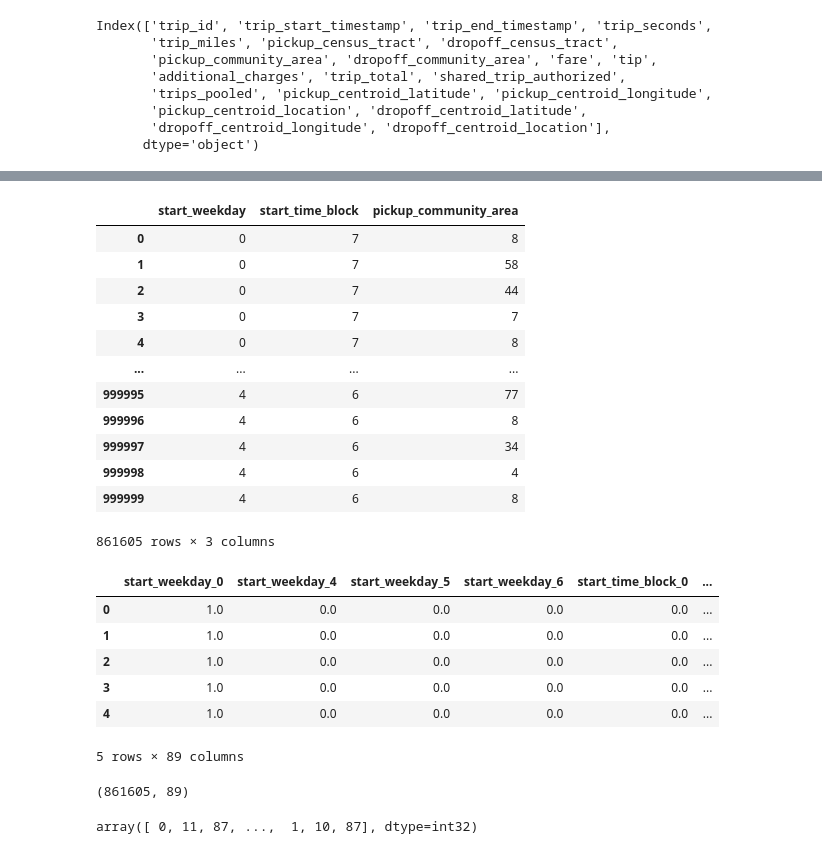
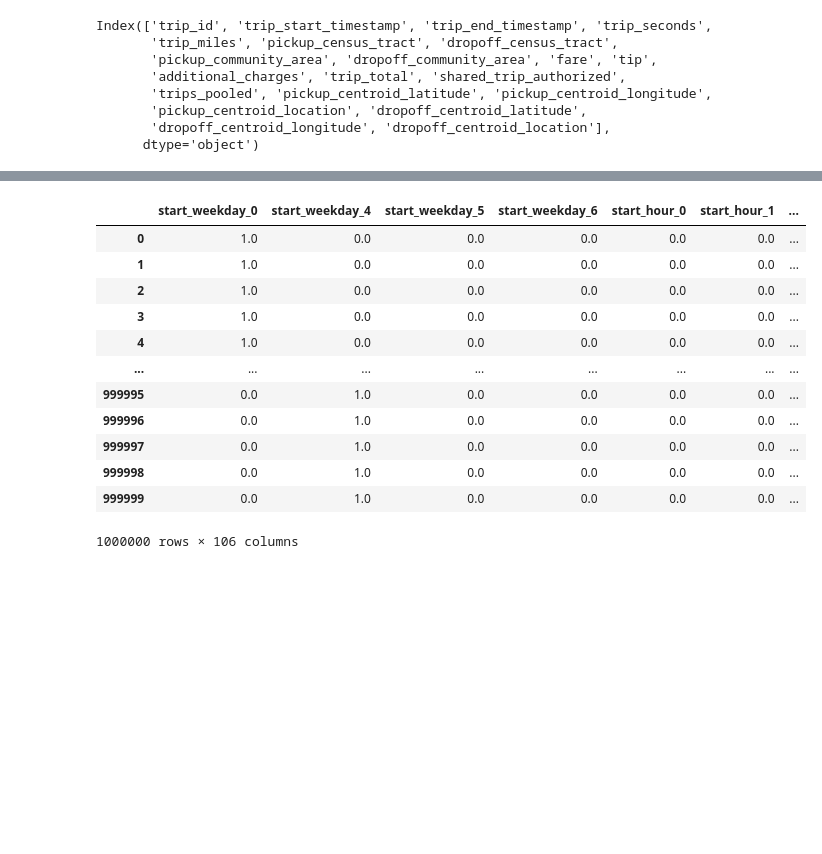
Before and after one commit to muoyo/chicago-ridesharing, a Jupyter notebook: notebooks/rideshare_EDA.ipynb, the cells around one changed output, grey strips where cells are left out. Saved outputs shown, nothing was run; the diff lists cells and outputs as text; code cells hidden in the pictures; blank space fills up the shorter version.

```diff
--- a/notebooks/rideshare_EDA.ipynb
+++ b/notebooks/rideshare_EDA.ipynb
@@ -116,5 +125,3 @@ additional_charges        1000000 non-null float64
 trip_total                1000000 non-null float64
 dtypes: datetime64[ns](2), float64(5), int64(1), object(3)
 memory usage: 83.9+ MB
-# %%
-df = df.dropna()
@@ -154,42 +152,34 @@ X_cat = df[['start_weekday', 'start_time_block', 'pickup_community_area']]
-# %%
-X_cat
-# %% [output]
-|  | start_weekday | start_time_block | pickup_community_area |
-| 0 | 0 | 7 | 8 |
-| 1 | 0 | 7 | 58 |
-| 2 | 0 | 7 | 44 |
-| 3 | 0 | 7 | 7 |
-| 4 | 0 | 7 | 8 |
-| ... | ... | ... | ... |
-| 999995 | 4 | 6 | 77 |
-| 999996 | 4 | 6 | 8 |
-| 999997 | 4 | 6 | 34 |
-| 999998 | 4 | 6 | 4 |
-| 999999 | 4 | 6 | 8 |
-861605 rows × 3 columns
+# %%
+X_cat = df[['start_weekday', 'start_hour', 'pickup_community_area']]
+# %%
+X_cat = X_cat.fillna('0')
 # %%
-ohe = OneHotEncoder(handle_unknown='ignore')
-X_cat_ohe = ohe.fit_transform(X_cat)
+ohe = OneHotEncoder()
+ohe.fit(X_cat)
+X_cat_ohe = ohe.transform(X_cat)
 columns = ohe.get_feature_names(input_features=X_cat.columns)
 X_cat_df = pd.DataFrame(X_cat_ohe.todense(), columns=columns)
-X_cat_df.head()
+y = df['fare']
+
+# Split data into training and test sets
+# X_train, X_test, y_train, y_test = train_test_split(X_cat_df, y, test_size=0.25, random_state=12)
+
 
 # # Combine categorical and continuous features into the final dataframe
 # X_train_all = pd.concat([pd.DataFrame(X_train_imputed_scaled), cat_train_df], axis=1)
 # X_test_all = pd.concat([pd.DataFrame(X_test_imputed_scaled), cat_test_df], axis=1)
+X_cat_df
 # %% [output]
-|  | start_weekday_0 | start_weekday_4 | start_weekday_5 | start_weekday_6 | start_time_block_0 | ... |
-| 0 | 1.0 | 0.0 | 0.0 | 0.0 | 0.0 | ... |
-| 1 | 1.0 | 0.0 | 0.0 | 0.0 | 0.0 | ... |
-| 2 | 1.0 | 0.0 | 0.0 | 0.0 | 0.0 | ... |
-| 3 | 1.0 | 0.0 | 0.0 | 0.0 | 0.0 | ... |
-| 4 | 1.0 | 0.0 | 0.0 | 0.0 | 0.0 | ... |
+|  | start_weekday_0 | start_weekday_4 | start_weekday_5 | start_weekday_6 | start_hour_0 | start_hour_1 | ... |
+| 0 | 1.0 | 0.0 | 0.0 | 0.0 | 0.0 | 0.0 | ... |
+| 1 | 1.0 | 0.0 | 0.0 | 0.0 | 0.0 | 0.0 | ... |
+| 2 | 1.0 | 0.0 | 0.0 | 0.0 | 0.0 | 0.0 | ... |
+| 3 | 1.0 | 0.0 | 0.0 | 0.0 | 0.0 | 0.0 | ... |
+| 4 | 1.0 | 0.0 | 0.0 | 0.0 | 0.0 | 0.0 | ... |
+| ... | ... | ... | ... | ... | ... | ... | ... |
+| 999995 | 0.0 | 1.0 | 0.0 | 0.0 | 0.0 | 0.0 | ... |
+| 999996 | 0.0 | 1.0 | 0.0 | 0.0 | 0.0 | 0.0 | ... |
+| 999997 | 0.0 | 1.0 | 0.0 | 0.0 | 0.0 | 0.0 | ... |
+| 999998 | 0.0 | 1.0 | 0.0 | 0.0 | 0.0 | 0.0 | ... |
+| 999999 | 0.0 | 1.0 | 0.0 | 0.0 | 0.0 | 0.0 | ... |
-5 rows × 89 columns
+1000000 rows × 106 columns
-# %%
-X_cat_ohe.shape
-# %% [output]
-(861605, 89)
-# %%
-X_cat_ohe.indices
-# %% [output]
-array([ 0, 11, 87, ...,  1, 10, 87], dtype=int32)
```
Also changed, not shown: parts of 10 cells of this notebook.
